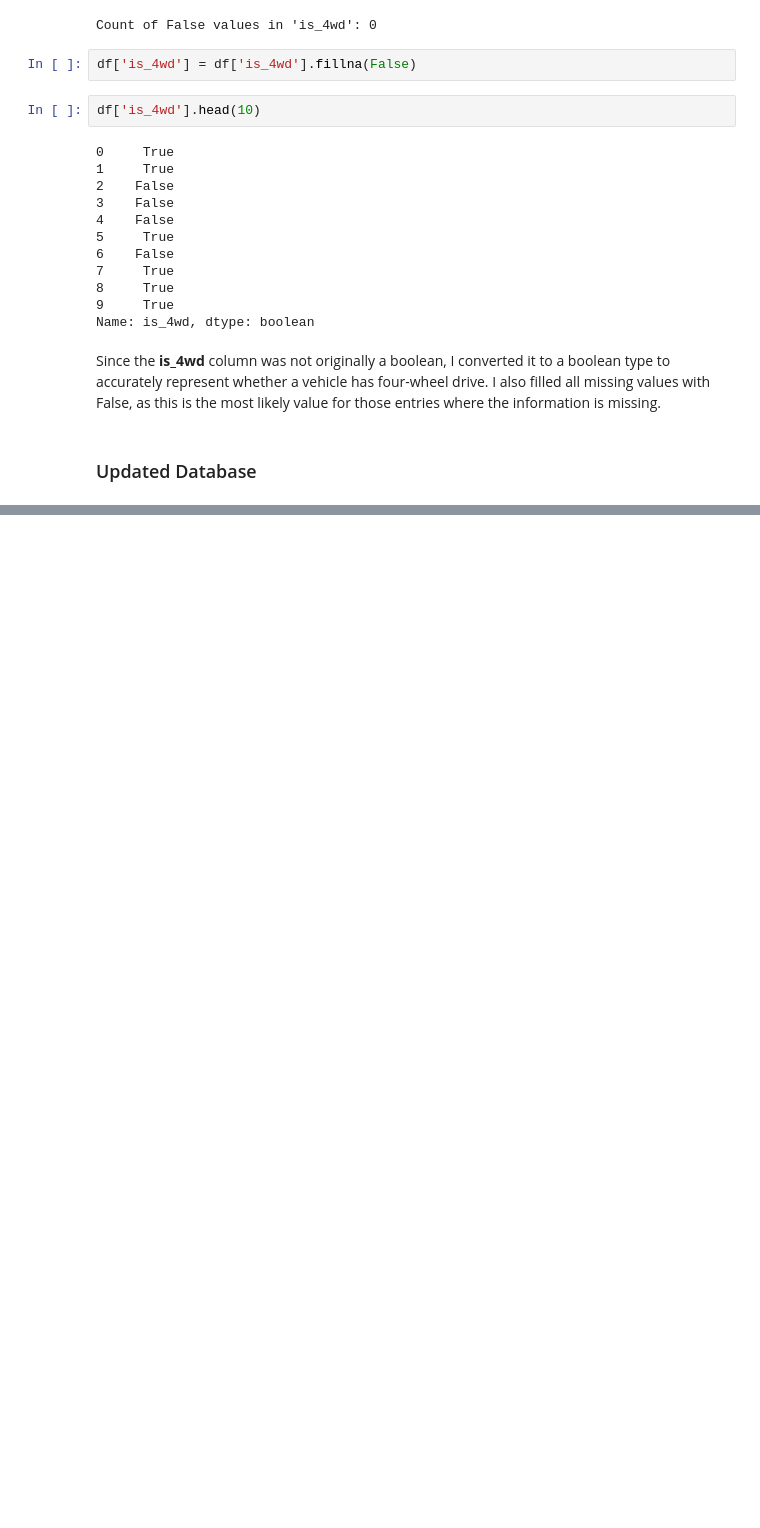
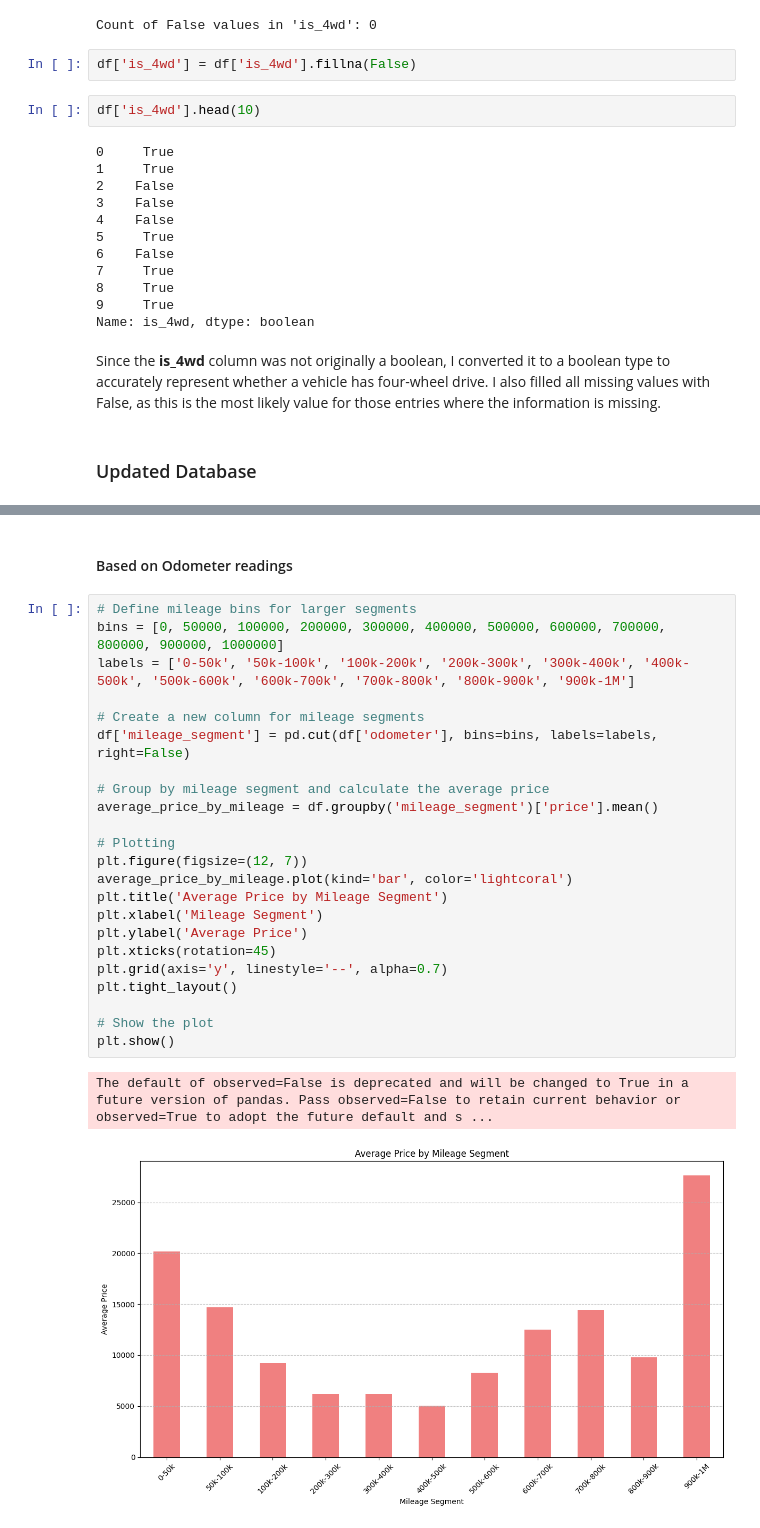
Before and after one commit to betanight/sprint-4-project, a Jupyter notebook: sprint-4-venv/EDA.ipynb, the cells around one changed output, grey strips where cells are left out. Saved outputs shown, nothing was run; the diff lists cells and outputs as text; blank space fills up the shorter version.

```diff
--- a/sprint-4-venv/EDA.ipynb
+++ b/sprint-4-venv/EDA.ipynb
@@ -439,0 +525,28 @@ Since the **is_4wd** column was not originally a boolean, I converted it to a bo
+# %% [markdown]
+#### Based on Odometer readings
+# %%
+# Define mileage bins for larger segments
+bins = [0, 50000, 100000, 200000, 300000, 400000, 500000, 600000, 700000, 800000, 900000, 1000000]
+labels = ['0-50k', '50k-100k', '100k-200k', '200k-300k', '300k-400k', '400k-500k', '500k-600k', '600k-700k', '700k-800k', '800k-900k', '900k-1M']
+
+# Create a new column for mileage segments
+df['mileage_segment'] = pd.cut(df['odometer'], bins=bins, labels=labels, right=False)
+
+# Group by mileage segment and calculate the average price
+average_price_by_mileage = df.groupby('mileage_segment')['price'].mean()
+
+# Plotting
+plt.figure(figsize=(12, 7))
+average_price_by_mileage.plot(kind='bar', color='lightcoral')
+plt.title('Average Price by Mileage Segment')
+plt.xlabel('Mileage Segment')
+plt.ylabel('Average Price')
+plt.xticks(rotation=45)
+plt.grid(axis='y', linestyle='--', alpha=0.7)
+plt.tight_layout()
+
+# Show the plot
+plt.show()
+# %% [output]
+The default of observed=False is deprecated and will be changed to True in a future version of pandas. Pass observed=False to retain current behavior or observed=True to adopt the future default and s ...
+[figure, added]
```
Also changed, not shown: parts of 24 cells of this notebook.
